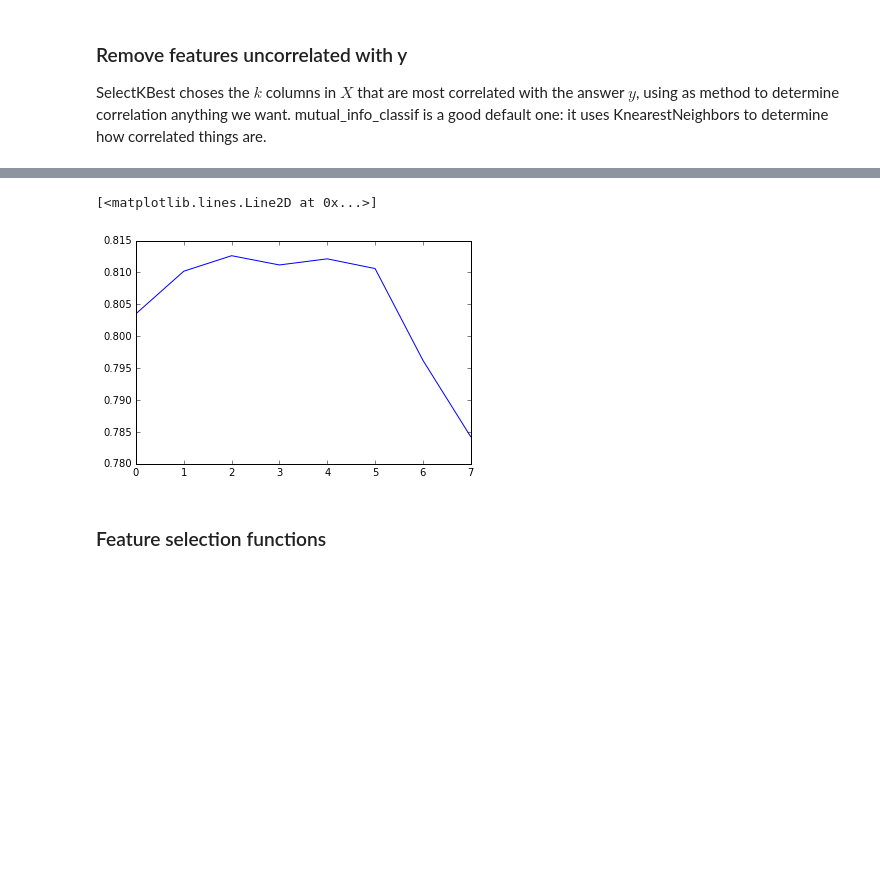
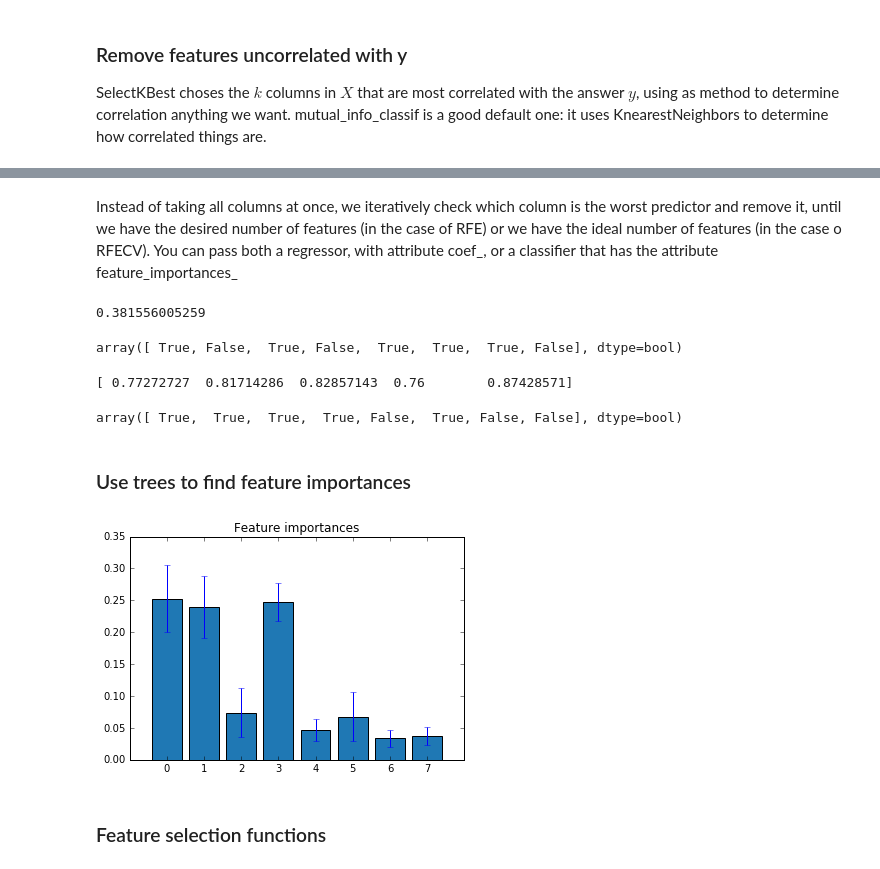
Before and after one commit to dangall/FullDataAnalysisPipeline, a Jupyter notebook: Predictions.ipynb, the cells around one changed output, grey strips where cells are left out. Drawn from its saved outputs; the diff is of its cells as text; code cells hidden in the pictures; blank space fills up the shorter version.

```diff
--- a/Predictions.ipynb
+++ b/Predictions.ipynb
@@ -906,20 +980,43 @@ getPredictionScore(X_reduced, y, RandomForestClassifier, num_iterations=10, tran
-# %%
-numericdataframe = makeAllColumnsNumeric(thedataframe, dictofordinals, datacateg)[0]
-topredict = "Survived"
-frompredict = ['Sex', 'Fare', 'Pclass', 'Age', 'SibSp', 'Cabin', 'Embarked', 'Parch']
-
-for jj in range(30):
-    (X,y) = makeDataFromModels(numericdataframe, topredict, frompredict, {})
-    thescore = [getPredictionScore(X, y, RandomForestClassifier, num_iterations=1, transform="none", n_estimators=30)[0]]
-    for ii in range(1,len(frompredict)):
-        (X,y) = makeDataFromModels(numericdataframe, topredict, frompredict[:-ii], {})
-        thescore.append(getPredictionScore(X, y, RandomForestClassifier, num_iterations=1, transform="none", n_estimators=30)[0])
-    allscores.append(thescore)
-# %%
-plt.plot([np.mean(list) for list in np.transpose(np.array(allscores))])
-# %% [output]
-[<matplotlib.lines.Line2D at 0x...>]
-[figure, removed]
+# %% [markdown]
+Instead of taking all columns at once, we iteratively check which column is the worst predictor and remove it, until we have the desired number of features (in the case of RFE) or we have the ideal number of features (in the case o RFECV). You can pass both a regressor, with attribute coef\_, or a classifier that has the attribute feature\_importances\_
+# %%
+estimator = linear_model.LinearRegression()
+selector = RFE(estimator, 5, step=1)
+selector.fit(X, y)
+print selector.score(X, y)
+selector.support_
+# %% [output]
+0.381556005259
+array([ True, False,  True, False,  True,  True,  True, False], dtype=bool)
+# %%
+estimator = RandomForestClassifier(n_estimators=30)
+selector = RFECV(estimator, cv=5)
+selector.fit(X, y)
+print cross_val_score(selector, X, y, cv=5)
+selector.support_
+# %% [output]
+[ 0.77272727  0.81714286  0.82857143  0.76        0.87428571]
+array([ True,  True,  True,  True, False,  True, False, False], dtype=bool)
+# %% [markdown]
+### Use trees to find feature importances
+# %%
+def brewerColors(listlength=6):
+    return ["#1f78b4","#33a02c", "#e31a1c", "#ff7f00", "#6a3d9a", "#b15928"][:min(12,listlength)]
+
+forest = RandomForestClassifier(n_estimators=200)
+forest.fit(X, y)
+importances = forest.feature_importances_
+std = np.std([tree.feature_importances_ for tree in forest.estimators_],
+             axis=0)
+
+plt.title("Feature importances")
+plt.bar(range(X.shape[1]), importances,
+       color=brewerColors(1), yerr=std, align="center")
+plt.xticks(range(X.shape[1]), )
+plt.xlim([-1, X.shape[1]])
+plt.show()
+# %% [output]
+[figure, added]
 # %% [markdown]
 ### Feature selection functions
 # %%
```
Also changed, not shown: parts of 13 cells of this notebook.
